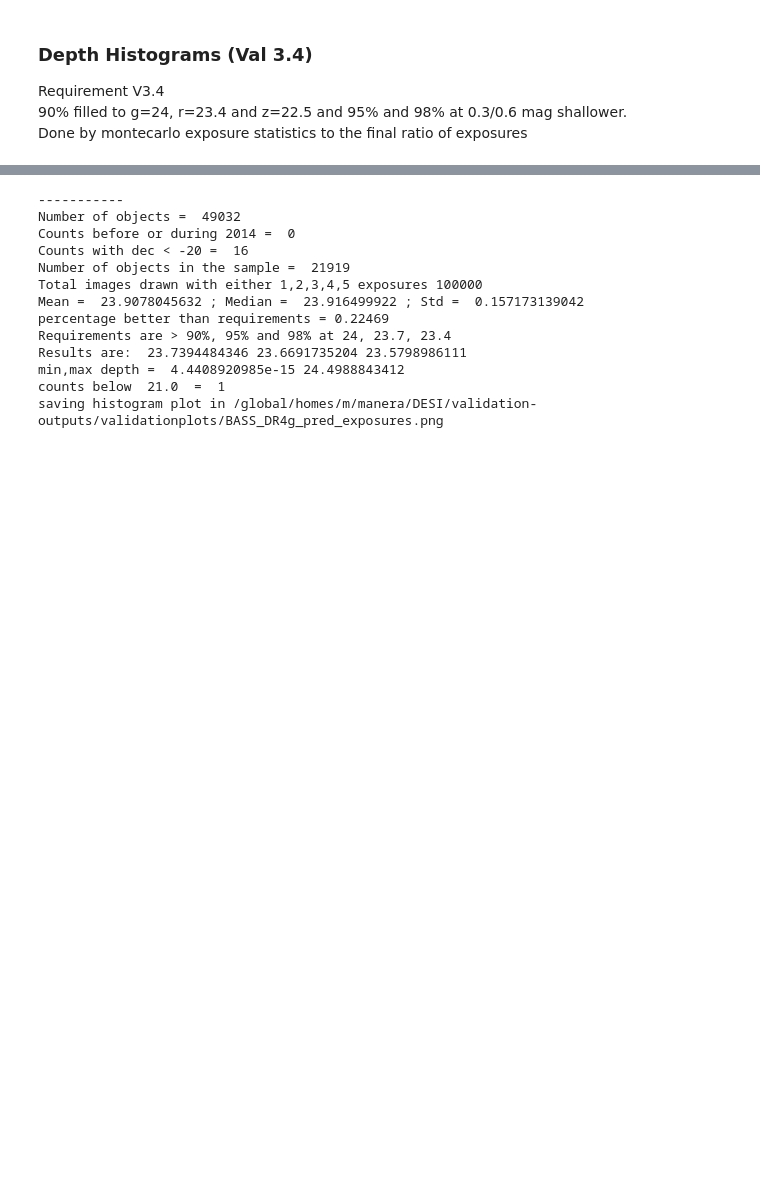
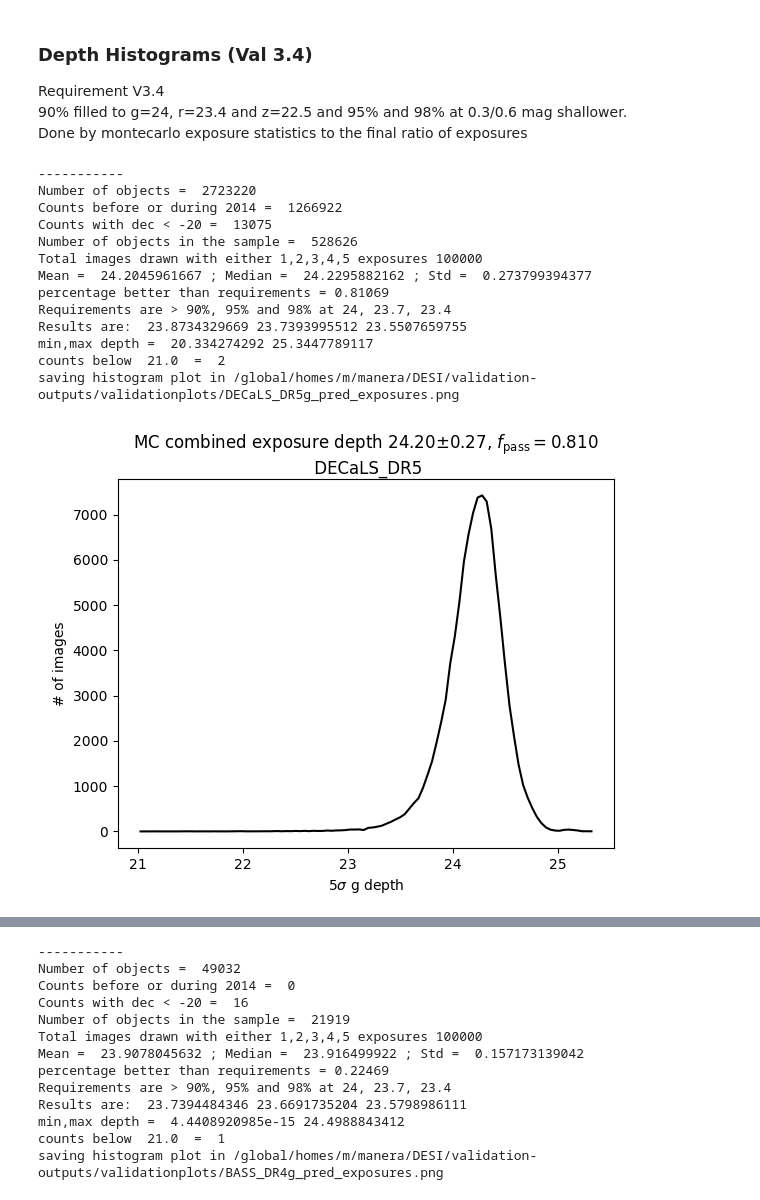
Before and after one commit to legacysurvey/legacypipe, a Jupyter notebook: validationtests/desi_image_validation_users.ipynb, the cells around one changed output, grey strips where cells are left out. Cells and saved outputs as stored; diff of their text form; code cells hidden in the pictures; blank space fills up the shorter version.

```diff
--- a/validationtests/desi_image_validation_users.ipynb
+++ b/validationtests/desi_image_validation_users.ipynb
@@ -118,3 +163,24 @@ saving plot to  /global/homes/m/manera/DESI/validation-outputs/depth_z_MZLS_DR41
 Requirement V3.4<br>
 90% filled to g=24, r=23.4 and z=22.5 and 95% and 98% at 0.3/0.6 mag shallower.<br>
 Done by montecarlo exposure statistics to the final ratio of exposures
+# %%
+verbose=True
+sample=mysample('DECaLS','DR5','g',localdir,verbose)
+fname=val3p4b_maghist_pred(sample)
+fig = Image(filename=(fname))
+fig
+# %% [output]
+-----------
+Number of objects =  2723220
+Counts before or during 2014 =  1266922
+Counts with dec < -20 =  13075
+Number of objects in the sample =  528626
+Total images drawn with either 1,2,3,4,5 exposures 100000
+Mean =  24.2045961667 ; Median =  24.2295882162 ; Std =  0.273799394377
+percentage better than requirements = 0.81069
+Requirements are > 90%, 95% and 98% at 24, 23.7, 23.4
+Results are:  23.8734329669 23.7393995512 23.5507659755
+min,max depth =  20.334274292 25.3447789117
+counts below  21.0  =  2
+saving histogram plot in /global/homes/m/manera/DESI/validation-outputs/validationplots/DECaLS_DR5g_pred_exposures.png
+[figure, added]
```
Also changed, not shown: parts of 6 cells of this notebook, 1 other file.
